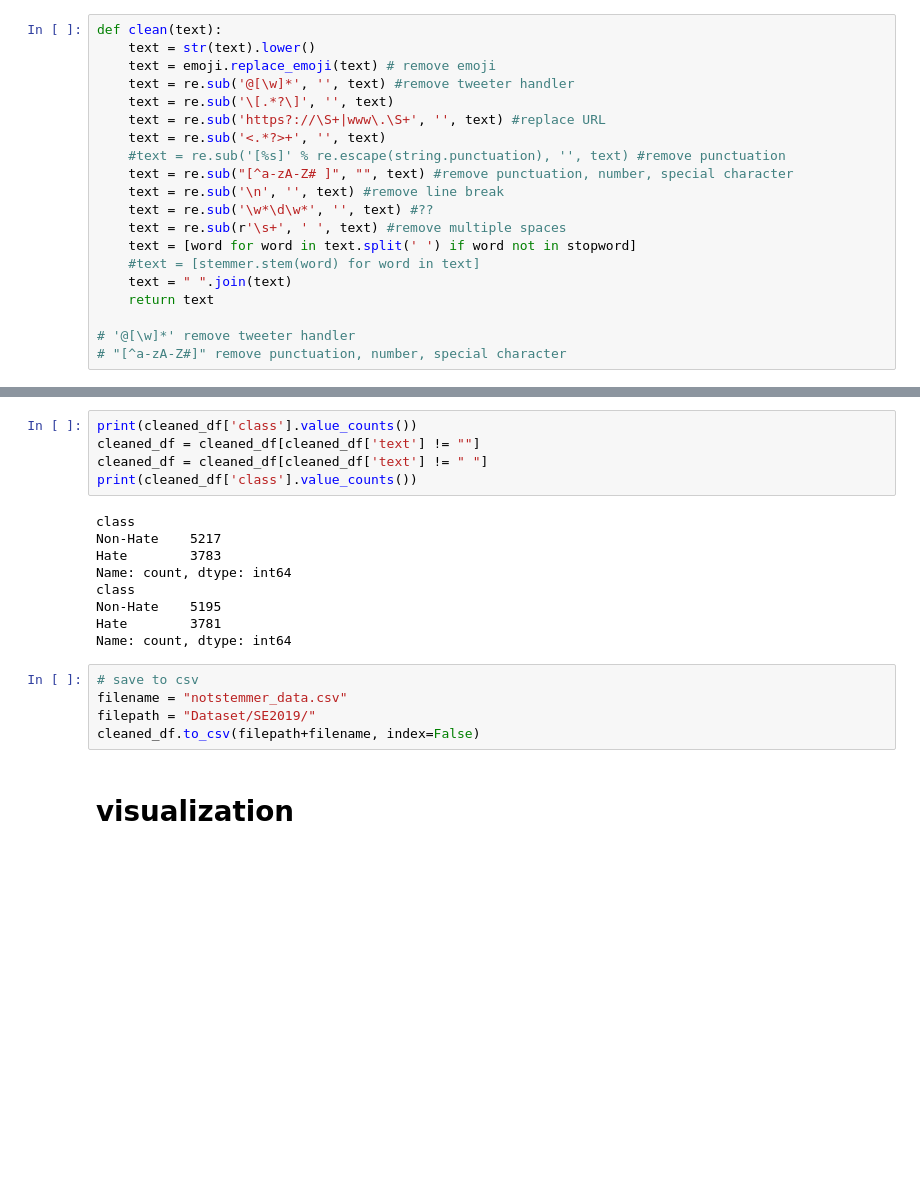
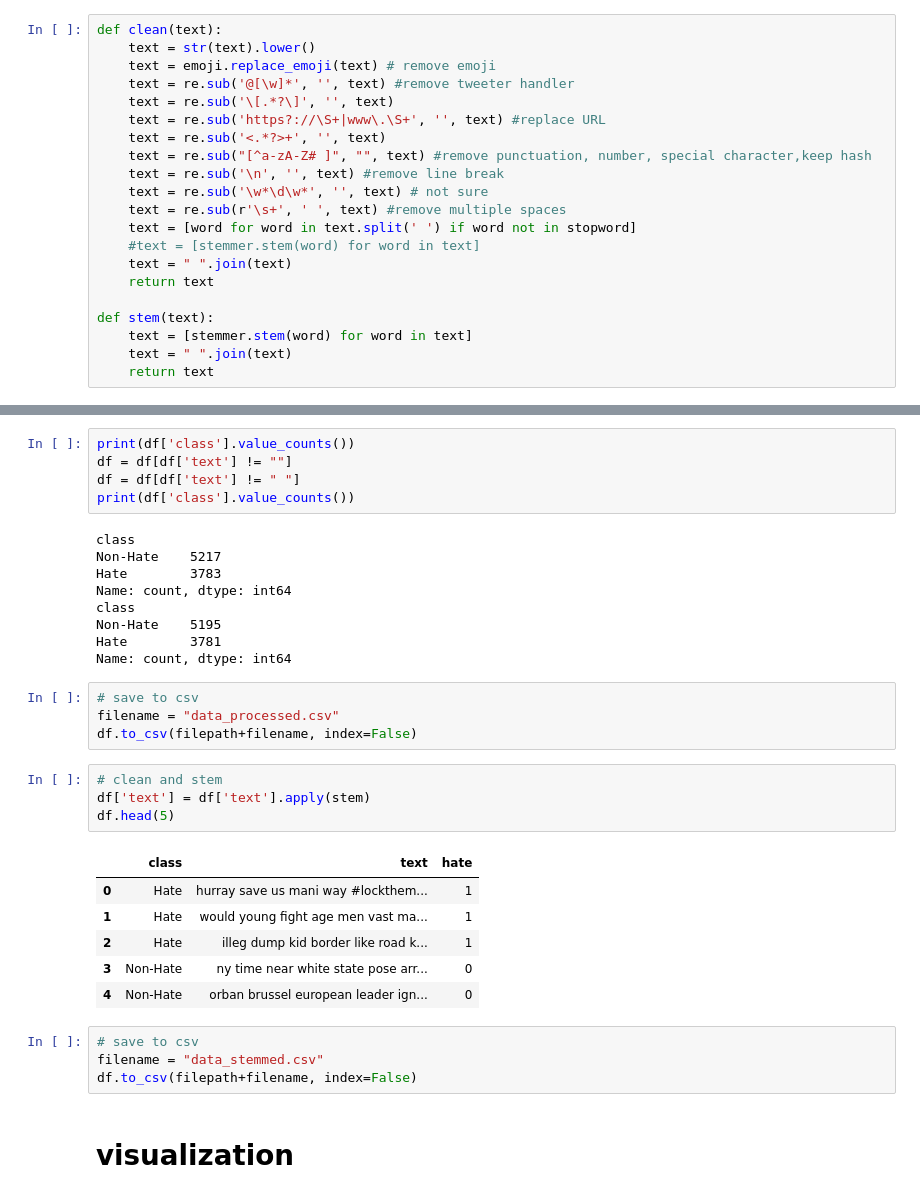
Before and after one commit to yclee98/Hate-speech-detection, a Jupyter notebook: dataset.ipynb, the cells around one changed output, grey strips where cells are left out. Drawn from its saved outputs; the diff is of its cells as text; blank space fills up the shorter version.

```diff
--- a/dataset.ipynb
+++ b/dataset.ipynb
@@ -164,15 +146,16 @@ def clean(text):
     text = re.sub('\[.*?\]', '', text)
     text = re.sub('https?://\S+|www\.\S+', '', text) #replace URL
     text = re.sub('<.*?>+', '', text)
-    #text = re.sub('[%s]' % re.escape(string.punctuation), '', text) #remove punctuation
-    text = re.sub("[^a-zA-Z# ]", "", text) #remove punctuation, number, special character
+    text = re.sub("[^a-zA-Z# ]", "", text) #remove punctuation, number, special character,keep hash
     text = re.sub('\n', '', text) #remove line break
-    text = re.sub('\w*\d\w*', '', text) #??
+    text = re.sub('\w*\d\w*', '', text) # not sure
     text = re.sub(r'\s+', ' ', text) #remove multiple spaces
     text = [word for word in text.split(' ') if word not in stopword]
     #text = [stemmer.stem(word) for word in text]
     text = " ".join(text)
     return text
 
-# '@[\w]*' remove tweeter handler
-# "[^a-zA-Z#]" remove punctuation, number, special character
+def stem(text):
+    text = [stemmer.stem(word) for word in text]
+    text = " ".join(text)
+    return text
@@ -203,8 +224,8 @@ cleaned_df[cleaned_df['text'] == " "]
 # %%
-print(cleaned_df['class'].value_counts())
-cleaned_df = cleaned_df[cleaned_df['text'] != ""]
-cleaned_df = cleaned_df[cleaned_df['text'] != " "]
-print(cleaned_df['class'].value_counts())
+print(df['class'].value_counts())
+df = df[df['text'] != ""]
+df = df[df['text'] != " "]
+print(df['class'].value_counts())
 # %% [output]
 class
 Non-Hate    5217
@@ -216,9 +237,23 @@ Hate        3781
 Name: count, dtype: int64
 # %%
 # save to csv
-filename = "notstemmer_data.csv"
-filepath = "Dataset/SE2019/"
-cleaned_df.to_csv(filepath+filename, index=False)
+filename = "data_processed.csv"
+df.to_csv(filepath+filename, index=False)
+# %%
+# clean and stem
+df['text'] = df['text'].apply(stem)
+df.head(5)
+# %% [output]
+|  | class | text | hate |
+| 0 | Hate | hurray save us mani way #lockthem... | 1 |
+| 1 | Hate | would young fight age men vast ma... | 1 |
+| 2 | Hate | illeg dump kid border like road k... | 1 |
+| 3 | Non-Hate | ny time near white state pose arr... | 0 |
+| 4 | Non-Hate | orban brussel european leader ign... | 0 |
+# %%
+# save to csv
+filename = "data_stemmed.csv"
+df.to_csv(filepath+filename, index=False)
 # %% [markdown]
 # visualization
 # %%
```
Also changed, not shown: parts of 22 cells of this notebook, 10 other files.
